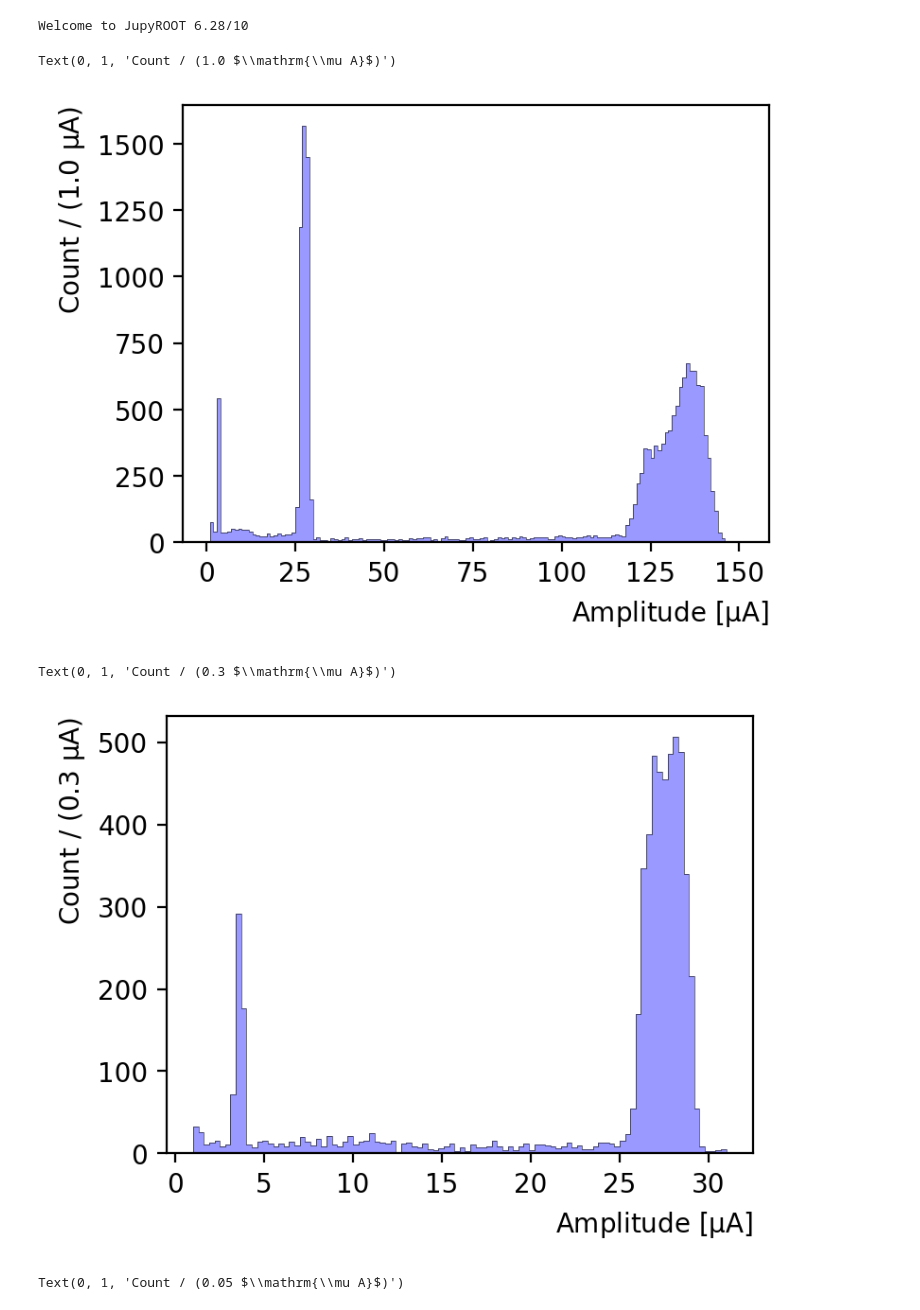
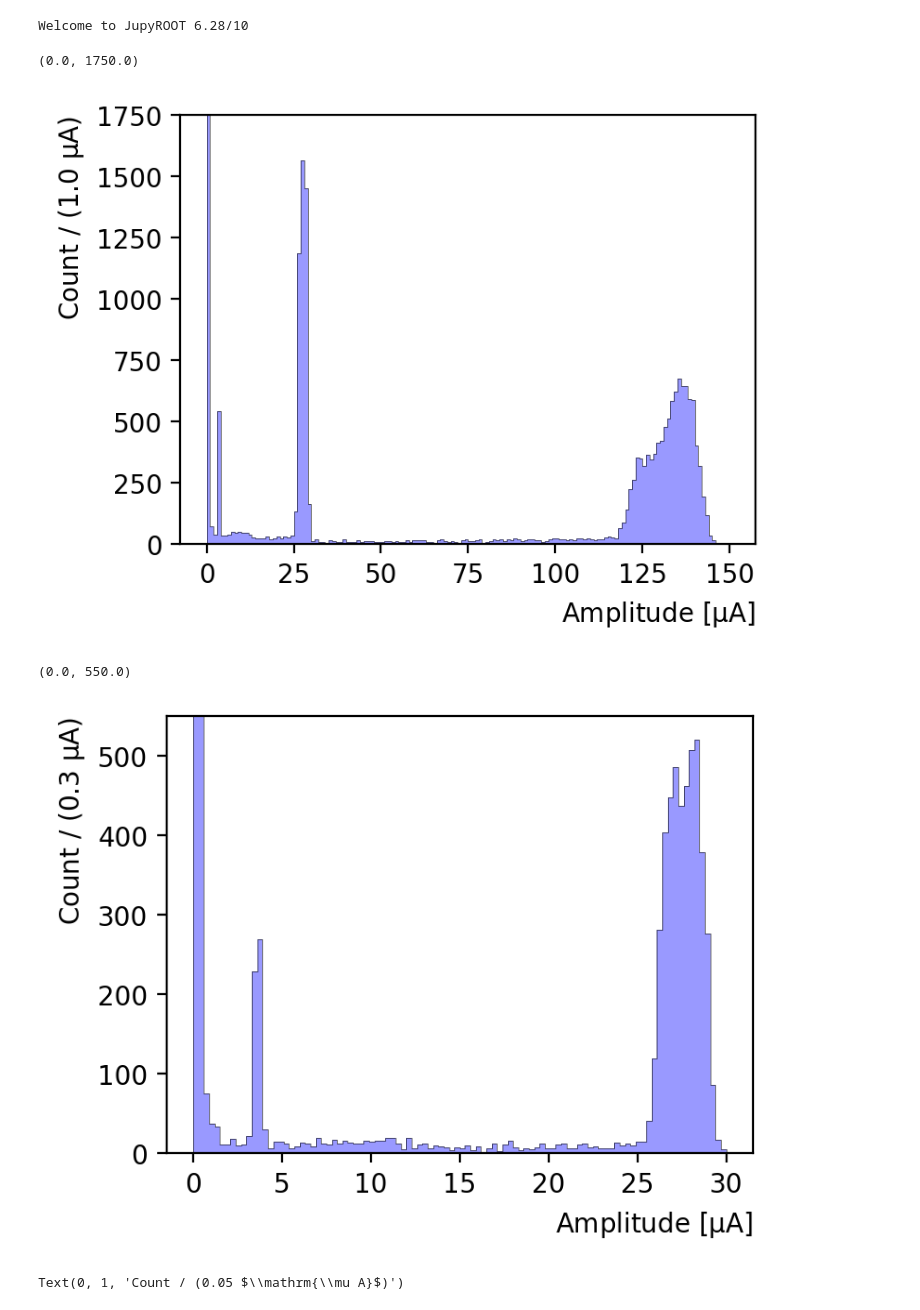
Before and after one commit to perry5334/CDMS, a Jupyter notebook: notebooks/CUTE/Ge71_Lines/GeCalib_SignalYield_CUTE.ipynb, the cells around one changed output. Drawn from its saved outputs; the diff is of its cells as text; code cells hidden in the pictures.

```diff
--- a/notebooks/CUTE/Ge71_Lines/GeCalib_SignalYield_CUTE.ipynb
+++ b/notebooks/CUTE/Ge71_Lines/GeCalib_SignalYield_CUTE.ipynb
@@ -54,7 +54,7 @@ RQs = (["SeriesNumber", "PTOFamps", "EventNumber", "EventTime"])
 df_rqs = df_filtered.AsNumpy(RQs)
 # %%
 plt.figure(figsize=(4,3), dpi=200)
-bins = np.linspace(1, 151, 151)
+bins = np.linspace(0, 150, 151)
 bindiff = np.round(np.diff(bins)[0], 3)
 
 plt.hist(df_rqs['PTOFamps']*1e6, bins=bins, alpha = 0.4, color = 'blue')
@@ -62,21 +62,23 @@ plt.hist(df_rqs['PTOFamps']*1e6, bins=bins, histtype='step', color = 'black', lw
 #plt.yscale('log')
 plt.xlabel(r"Amplitude [$\mathrm{\mu A}$]")
 plt.ylabel("Count / ({}".format(bindiff) + " $\mathrm{\mu A}$)")
+plt.ylim(0, 1750)
 # %% [output]
-Text(0, 1, 'Count / (1.0 $\\mathrm{\\mu A}$)')
+(0.0, 1750.0)
-[figure, old version]
+[figure, new version]
 # %%
 plt.figure(figsize=(4,3), dpi=200)
-bins = np.linspace(1, 31, 101)
+bins = np.linspace(0, 30, 101)
 bindiff = np.round(np.diff(bins)[0], 3)
 plt.hist(df_rqs['PTOFamps']*1e6, bins=bins, alpha = 0.4, color = 'blue')
 plt.hist(df_rqs['PTOFamps']*1e6, bins=bins, histtype='step', color = 'black', lw = 0.2)
 #plt.yscale('log')
 plt.xlabel(r"Amplitude [$\mathrm{\mu A}$]")
 plt.ylabel("Count / ({}".format(bindiff) + " $\mathrm{\mu A}$)")
+plt.ylim(0, 550)
 # %% [output]
-Text(0, 1, 'Count / (0.3 $\\mathrm{\\mu A}$)')
+(0.0, 550.0)
-[figure, old version]
+[figure, new version]
 # %%
 L_peak_bins = np.linspace(2.5, 5, 51)
 K_peak_bins = np.linspace(24, 32, 51)
```
Also changed, not shown: parts of 6 cells of this notebook, 3 other files.
